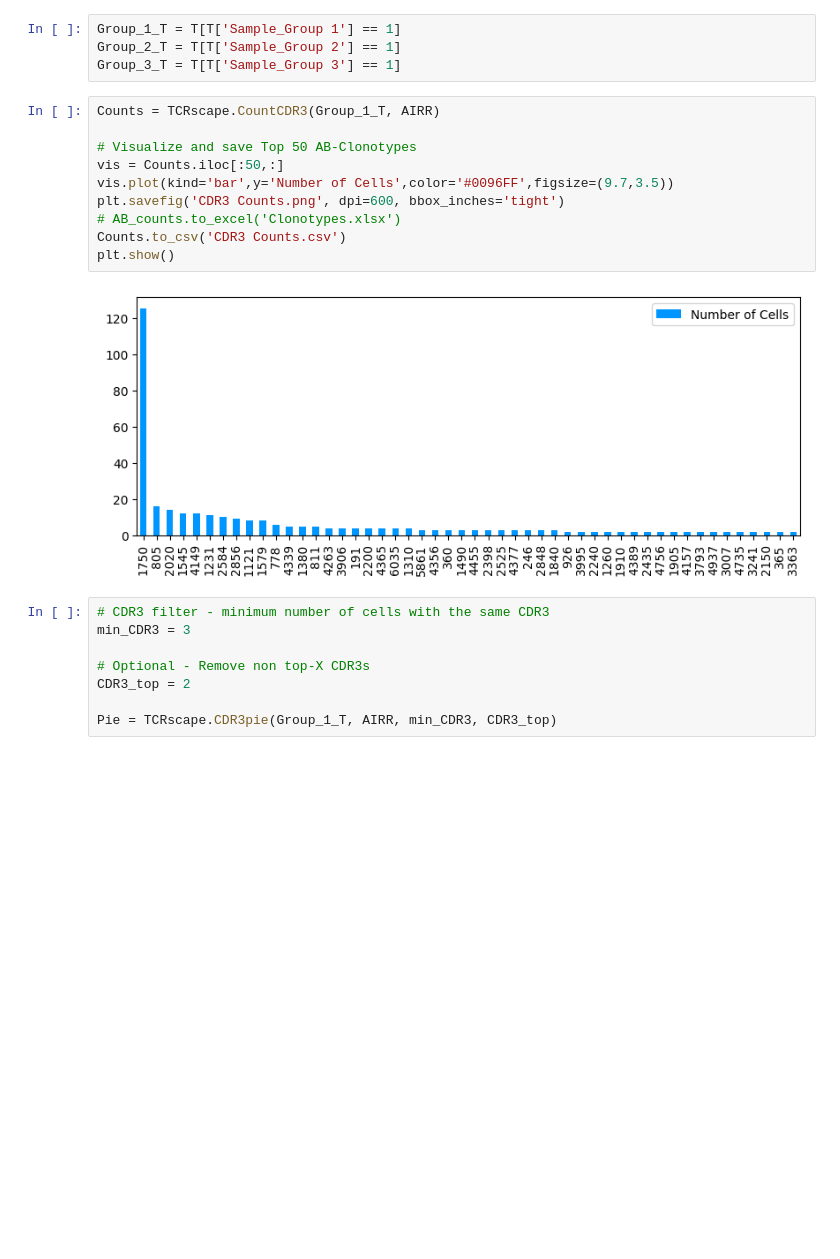
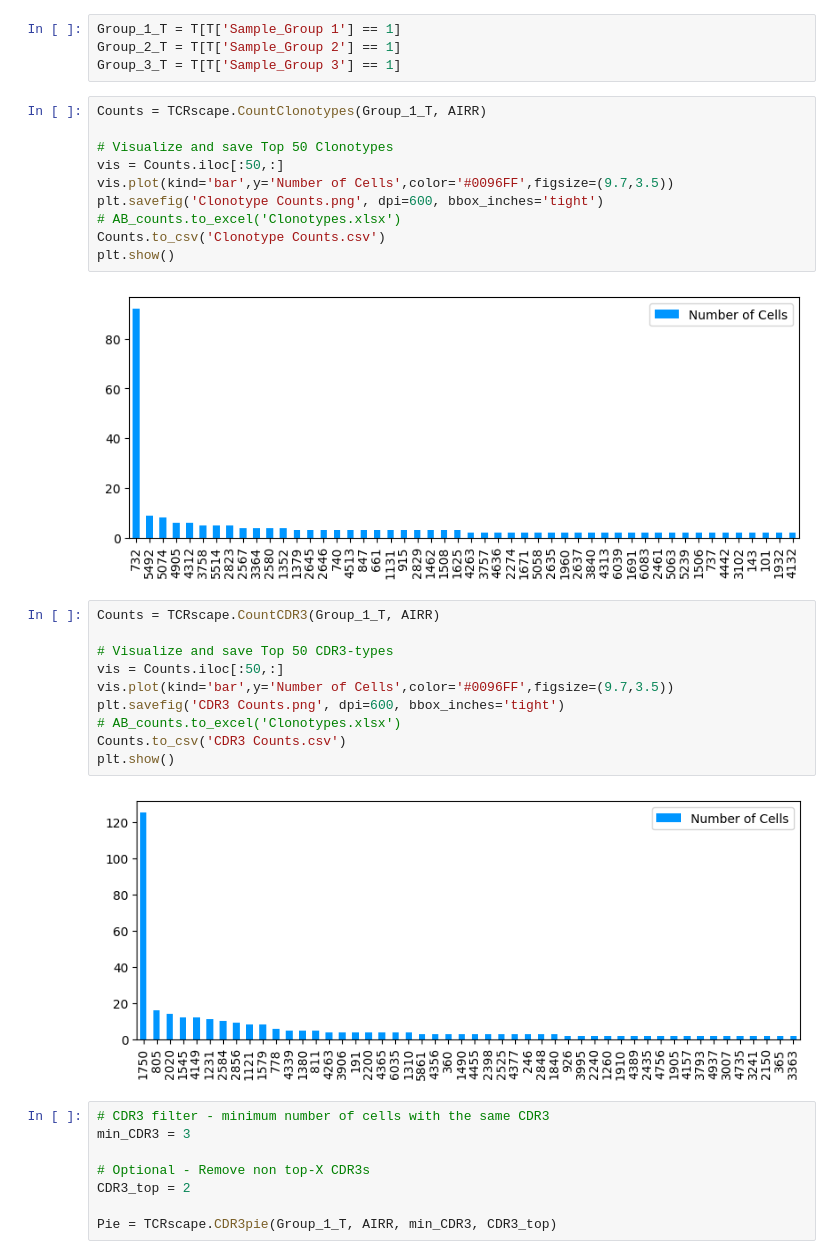
Before and after one commit to Perik-Zavodskii/TCRscape, a Jupyter notebook: TCRsacape.ipynb, the cells around one changed output. Cells and saved outputs as stored; diff of their text form; blank space fills up the shorter version.

```diff
--- a/TCRsacape.ipynb
+++ b/TCRsacape.ipynb
@@ -153,10 +153,22 @@ AIRR
 Group_1_T = T[T['Sample_Group 1'] == 1]
 Group_2_T = T[T['Sample_Group 2'] == 1]
 Group_3_T = T[T['Sample_Group 3'] == 1]
+# %%
+Counts = TCRscape.CountClonotypes(Group_1_T, AIRR)
+
+# Visualize and save Top 50 Clonotypes
+vis = Counts.iloc[:50,:]
+vis.plot(kind='bar',y='Number of Cells',color='#0096FF',figsize=(9.7,3.5))
+plt.savefig('Clonotype Counts.png', dpi=600, bbox_inches='tight')
+# AB_counts.to_excel('Clonotypes.xlsx')
+Counts.to_csv('Clonotype Counts.csv')
+plt.show()
+# %% [output]
+[figure, added]
 # %%
 Counts = TCRscape.CountCDR3(Group_1_T, AIRR)
 
-# Visualize and save Top 50 AB-Clonotypes
+# Visualize and save Top 50 CDR3-types
 vis = Counts.iloc[:50,:]
 vis.plot(kind='bar',y='Number of Cells',color='#0096FF',figsize=(9.7,3.5))
 plt.savefig('CDR3 Counts.png', dpi=600, bbox_inches='tight')
```
Also changed, not shown: parts of 8 cells of this notebook.
